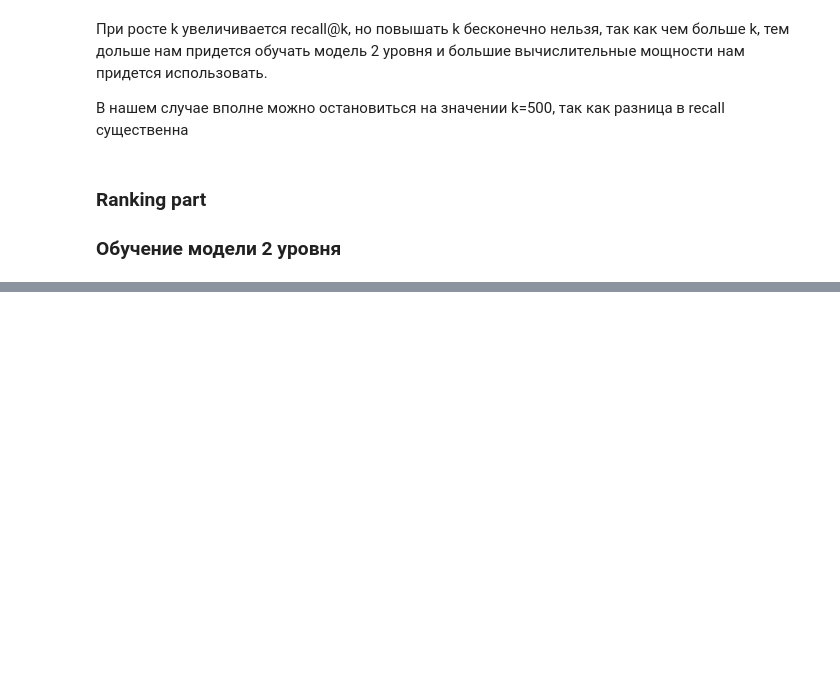
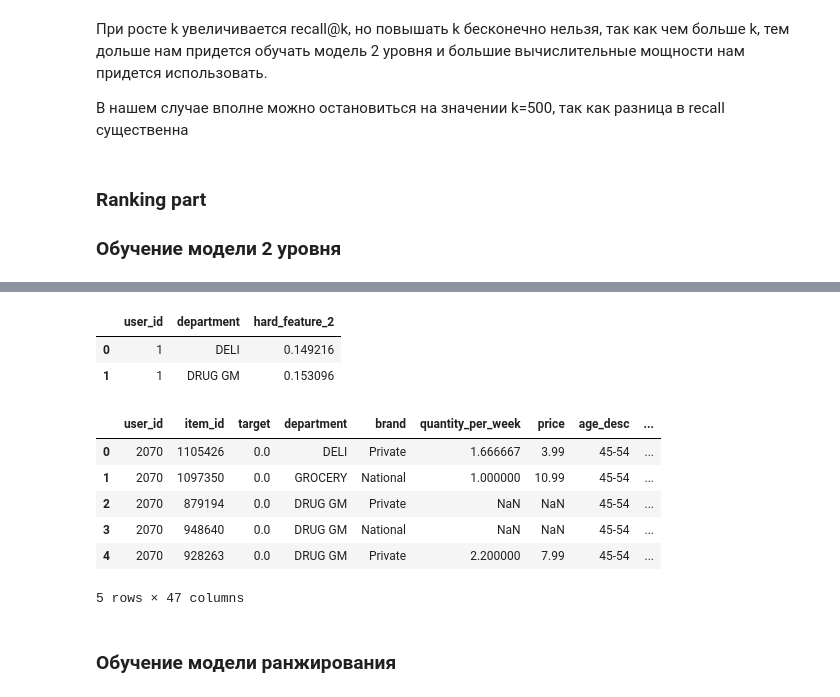
Before and after one commit to mayo889/GeekBrains, a Jupyter notebook: recommendations/06_lesson/HW_6.ipynb, the cells around one changed output, grey strips where cells are left out. Cells and saved outputs as stored; diff of their text form; code cells hidden in the pictures; blank space fills up the shorter version.

```diff
--- a/recommendations/06_lesson/HW_6.ipynb
+++ b/recommendations/06_lesson/HW_6.ipynb
@@ -531,0 +509,11 @@ data
+# %%
+# Пройдемся по основному набору данных  и посчитаем разность
+# средней суммы покупки для данной категории товара и стоимостью самого товара
+
+idx_department = df_ranker_train.columns.get_loc("department")
+idx_item_price = df_ranker_train.columns.get_loc("price")
+
+df_ranker_train['hard_feature_1'] = df_ranker_train[['department', 'price']]\
+        .apply(lambda row: avg_price_in_department[row[0]] - row[1], axis=1)
+
+df_ranker_train.head(2)
@@ -531,0 +527,5 @@ data
+# %%
+# Сначала посчитаем сколько покупок сделал каждый юзер в каждой категории
+user_department_number_purchases = pd.DataFrame(df_ranker_train.groupby(['user_id', 'department'])['item_id'].count()).reset_index()
+user_department_number_purchases.rename(columns={'item_id': 'number_purchases'}, inplace=True)
+user_department_number_purchases.head(2)
@@ -531,0 +536,4 @@ data
+# %%
+# Теперь усредним количество покупок по каждой категории
+avg_purchases_per_department = dict(user_department_number_purchases.groupby('department')['number_purchases'].mean())
+avg_purchases_per_department
@@ -531,0 +555,28 @@ data
+# %%
+user_department_number_purchases['hard_feature_2'] = user_department_number_purchases.apply(lambda row: row[2] - avg_purchases_per_department[row[1]],
+                                                                                            axis=1)
+
+# Удалим колонку перед мержем
+user_department_number_purchases.drop('number_purchases', axis=1, inplace=True)
+
+user_department_number_purchases.head(2)
+# %% [output]
+|  | user_id | department | hard_feature_2 |
+| 0 | 1 | DELI | 0.149216 |
+| 1 | 1 | DRUG GM | 0.153096 |
+# %%
+# Смержим данную фичу к основному датасету
+
+df_ranker_train= df_ranker_train.merge(user_department_number_purchases,
+                                       on=['user_id', 'department'], how='left')
+df_ranker_train.head()
+# %% [output]
+|  | user_id | item_id | target | department | brand | quantity_per_week | price | age_desc | ... |
+| 0 | 2070 | 1105426 | 0.0 | DELI | Private | 1.666667 | 3.99 | 45-54 | ... |
+| 1 | 2070 | 1097350 | 0.0 | GROCERY | National | 1.000000 | 10.99 | 45-54 | ... |
+| 2 | 2070 | 879194 | 0.0 | DRUG GM | Private | NaN | NaN | 45-54 | ... |
+| 3 | 2070 | 948640 | 0.0 | DRUG GM | National | NaN | NaN | 45-54 | ... |
+| 4 | 2070 | 928263 | 0.0 | DRUG GM | Private | 2.200000 | 7.99 | 45-54 | ... |
+5 rows × 47 columns
+# %% [markdown]
+### Обучение модели ранжирования
```
Also changed, not shown: parts of 57 cells of this notebook.
